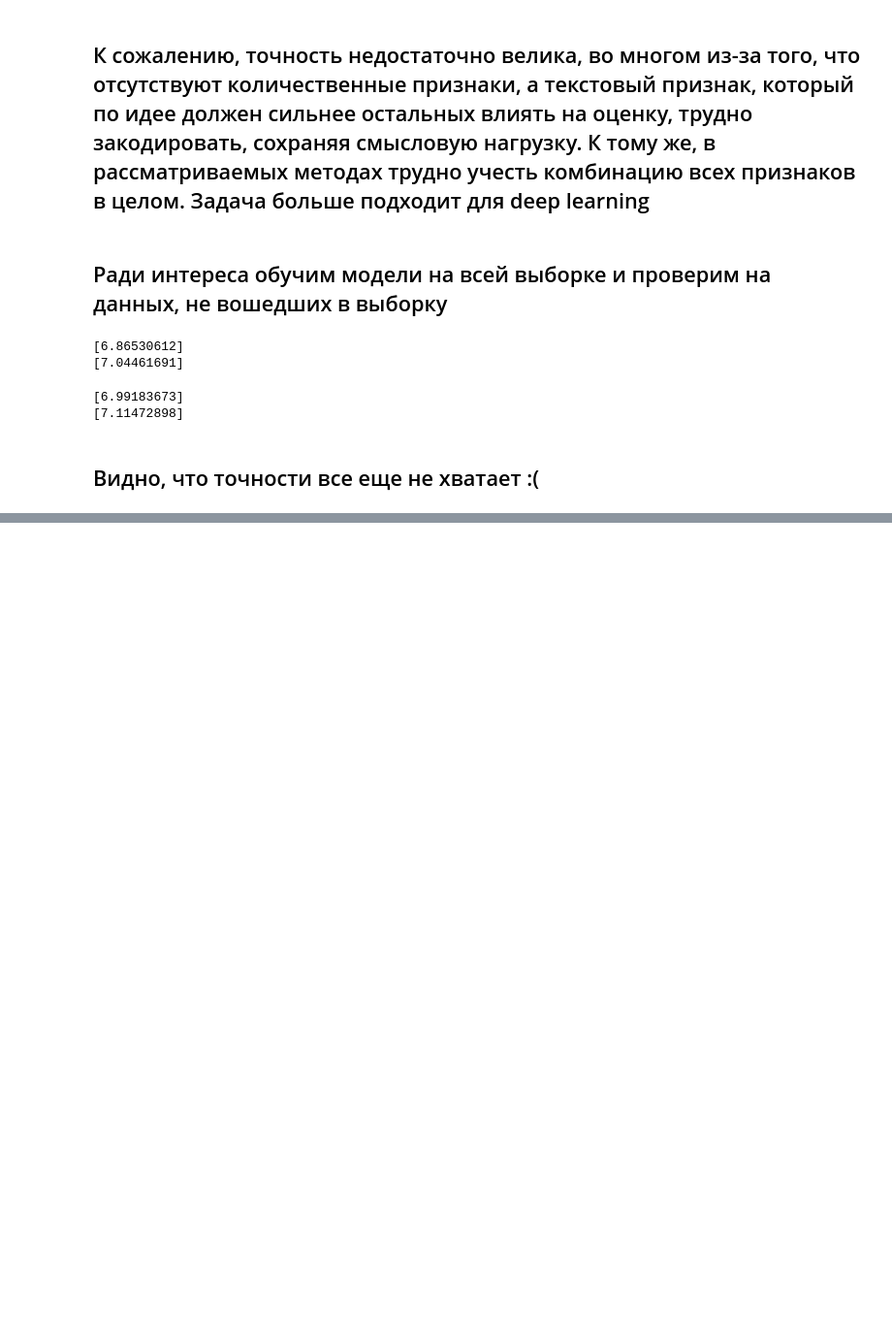
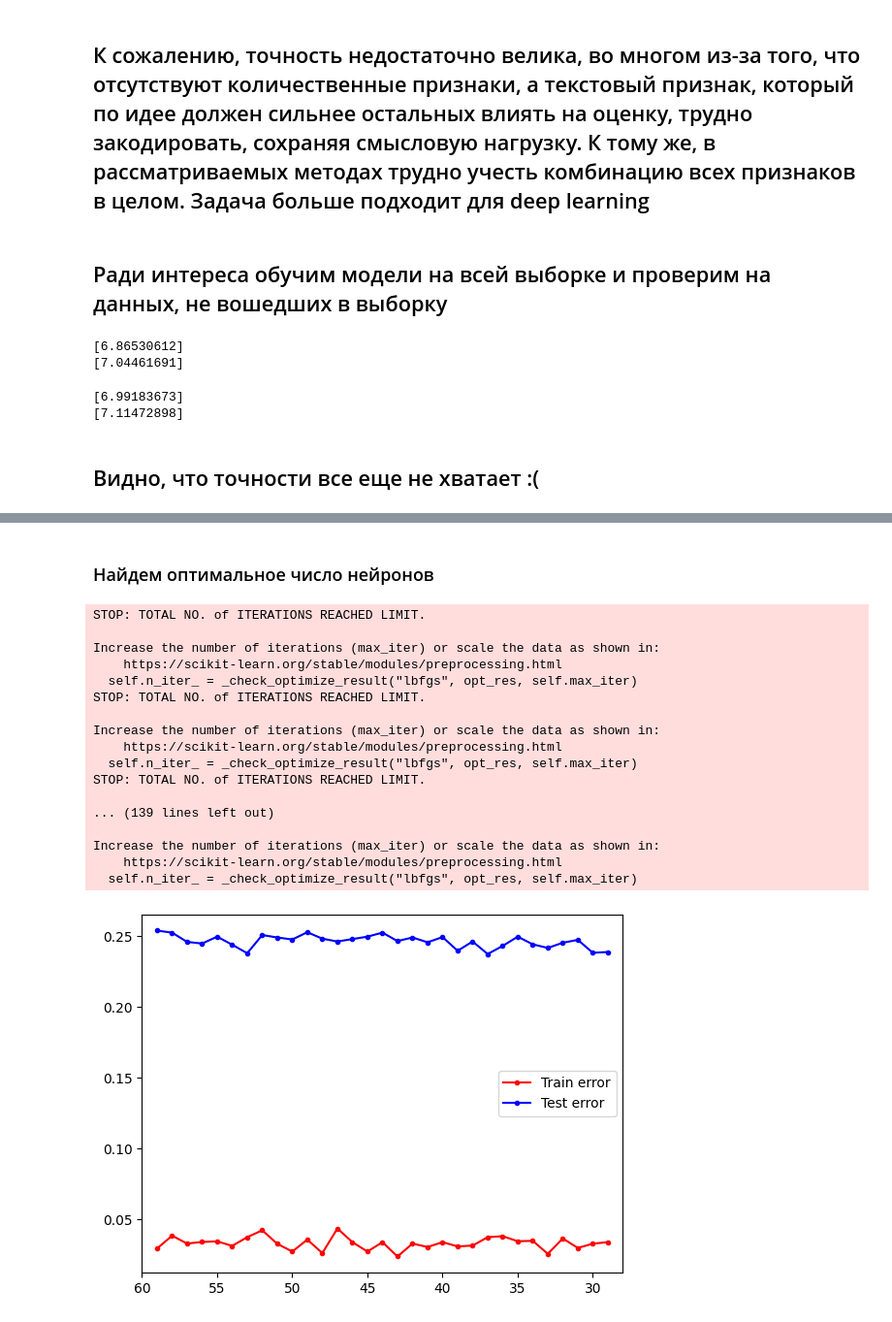
Before and after one commit to KimNikita/machine-learning-practice, a Jupyter notebook: Anime rating prediction.ipynb, the cells around one changed output, grey strips where cells are left out. Shown at 97% size. Saved outputs shown, nothing was run; the diff lists cells and outputs as text; code cells hidden in the pictures; blank space fills up the shorter version.

```diff
--- a/Anime rating prediction.ipynb
+++ b/Anime rating prediction.ipynb
@@ -756,0 +763,12 @@ print(svm_model.predict([coefs]))
+# %%
+X = data.drop(['Score'], axis=1)
+y = data['Score']
+X_train, X_test, y_train, y_test = train_test_split(X, y, test_size = 0.2, random_state = 3)
+# %%
+from sklearn.neural_network import MLPRegressor
+mlp_model = MLPRegressor(hidden_layer_sizes = (29,29),
+                          solver = 'lbfgs',
+                          activation = 'logistic',
+                          random_state = 42)
+mlp_model.fit(X_train, y_train)
+my_score(mlp_model.predict(X_test), y_test)
@@ -756,0 +782,38 @@ print(svm_model.predict([coefs]))
+# %% [markdown]
+### Найдем оптимальное число нейронов
+# %%
+kn = range(29, 60)
+err_train = []
+err_test = []
+for n in kn:
+    model = MLPRegressor(hidden_layer_sizes = (n,n),
+                          solver = 'lbfgs',
+                          activation = 'logistic',
+                          random_state = 42)
+    model.fit(X_train, y_train)
+    err_train.append(1-my_score(model.predict(X_train), y_train))
+    err_test.append(1-my_score(model.predict(X_test), y_test))
+plt.plot(kn, err_train, '.-r', label = 'Train error')
+plt.plot(kn, err_test,  '.-b', label = 'Test error')
+plt.legend(loc = 0)
+plt.xlim([60, 28])
+pass
+# %% [output]
+STOP: TOTAL NO. of ITERATIONS REACHED LIMIT.
+
+Increase the number of iterations (max_iter) or scale the data as shown in:
+    https://scikit-learn.org/stable/modules/preprocessing.html
+  self.n_iter_ = _check_optimize_result("lbfgs", opt_res, self.max_iter)
+STOP: TOTAL NO. of ITERATIONS REACHED LIMIT.
+
+Increase the number of iterations (max_iter) or scale the data as shown in:
+    https://scikit-learn.org/stable/modules/preprocessing.html
+  self.n_iter_ = _check_optimize_result("lbfgs", opt_res, self.max_iter)
+STOP: TOTAL NO. of ITERATIONS REACHED LIMIT.
+
+... (139 lines left out)
+
+Increase the number of iterations (max_iter) or scale the data as shown in:
+    https://scikit-learn.org/stable/modules/preprocessing.html
+  self.n_iter_ = _check_optimize_result("lbfgs", opt_res, self.max_iter)
+[figure, added]
```
Also changed, not shown: parts of 25 cells of this notebook.
